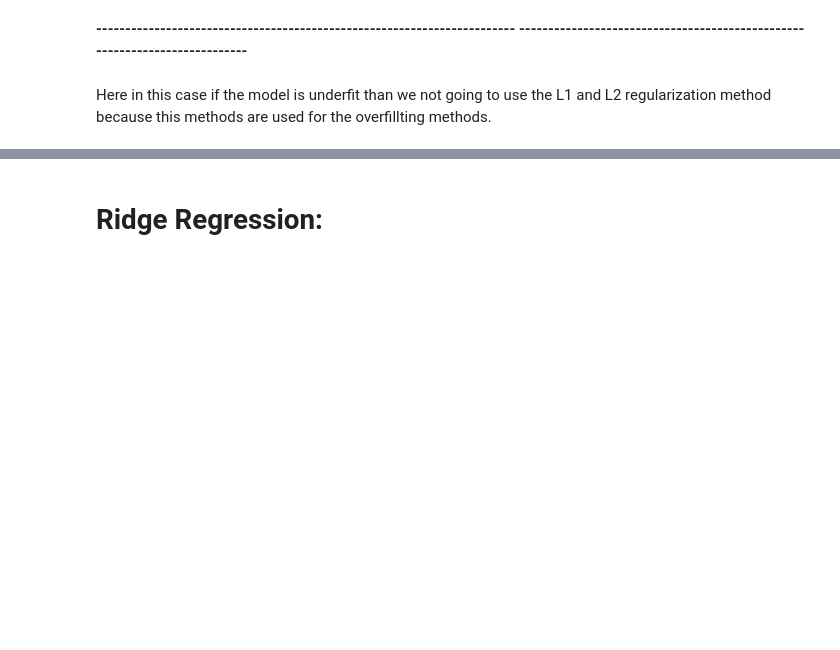
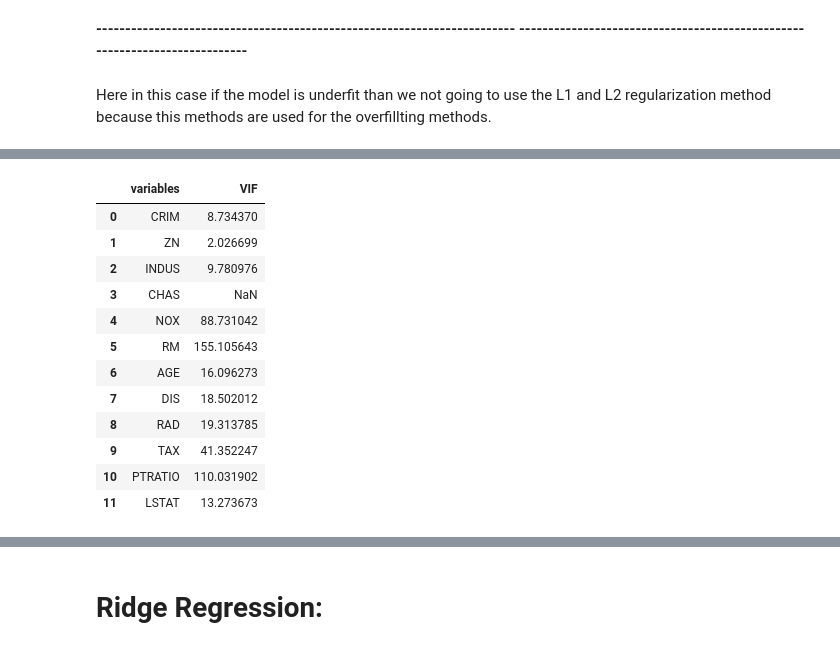
Before and after one commit to NileshCT/Linear_Regression_Modelling, a Jupyter notebook: LR_L1_L2_algorithm_Boston_House_Price_Predictions.ipynb, the cells around one changed output, grey strips where cells are left out. Saved outputs shown, nothing was run; the diff lists cells and outputs as text; code cells hidden in the pictures; blank space fills up the shorter version.

```diff
--- a/LR_L1_L2_algorithm_Boston_House_Price_Predictions.ipynb
+++ b/LR_L1_L2_algorithm_Boston_House_Price_Predictions.ipynb
@@ -733,0 +854,28 @@ Here in this case if the model is underfit than we not going to use the L1 and L
+# %%
+df10=data.copy()
+# %%
+df10.drop(["B"],axis=1,inplace=True)
+# %%
+from statsmodels.stats.outliers_influence import variance_inflation_factor
+def calc_vif(X):
+
+      vif=pd.DataFrame()
+      vif["variables"]=X.columns
+      vif["VIF"]=[variance_inflation_factor(X.values,i) for i in range(X.shape[1])]
+
+      return (vif)
+calc_vif(df10[[i for i in df10.describe().columns if i not in ['House_Price']]])
+# %% [output]
+|  | variables | VIF |
+| 0 | CRIM | 8.734370 |
+| 1 | ZN | 2.026699 |
+| 2 | INDUS | 9.780976 |
+| 3 | CHAS | NaN |
+| 4 | NOX | 88.731042 |
+| 5 | RM | 155.105643 |
+| 6 | AGE | 16.096273 |
+| 7 | DIS | 18.502012 |
+| 8 | RAD | 19.313785 |
+| 9 | TAX | 41.352247 |
+| 10 | PTRATIO | 110.031902 |
+| 11 | LSTAT | 13.273673 |
```
Also changed, not shown: parts of 59 cells of this notebook.
